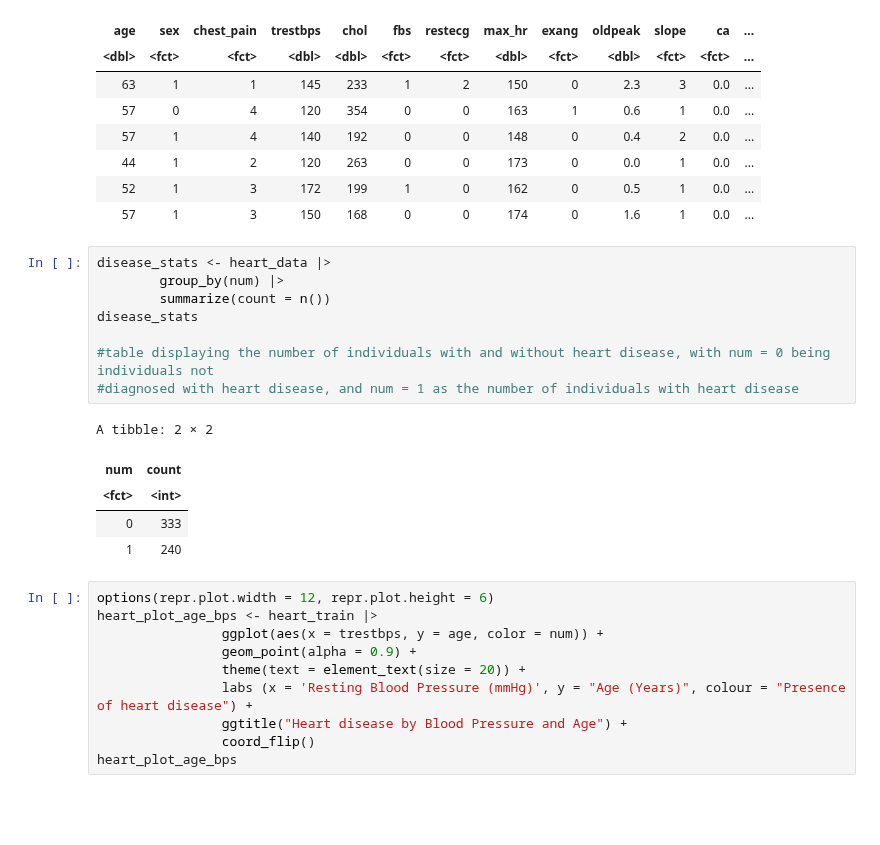
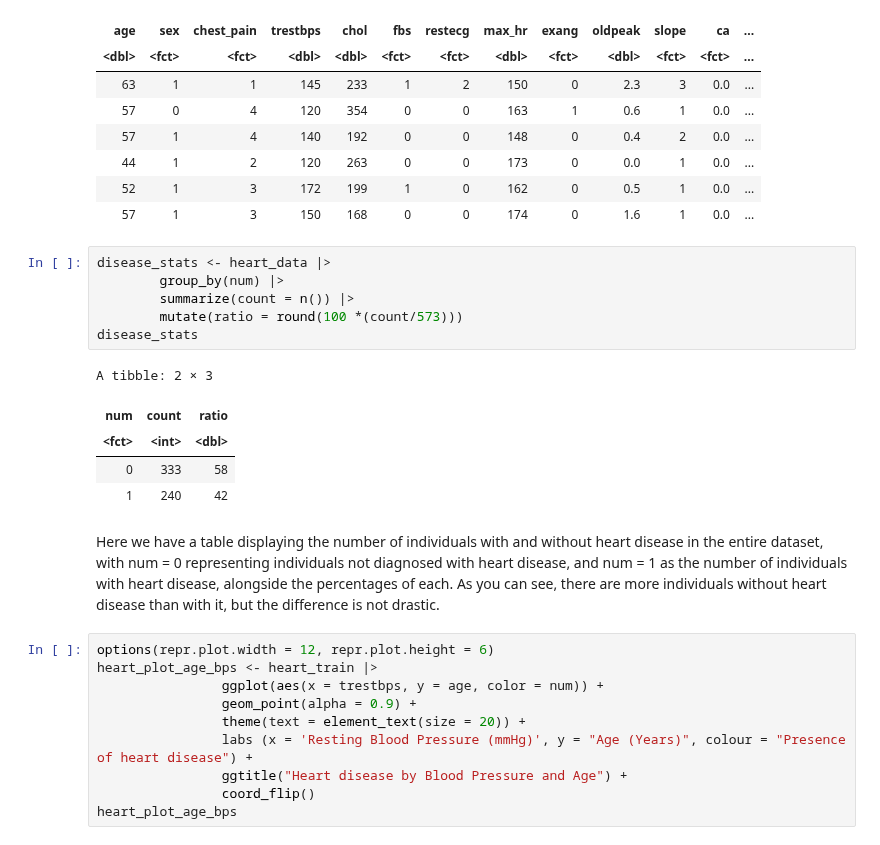
Before and after one commit to xonew/DSCI-100-002-Group-26, a Jupyter notebook: proposal-submission.ipynb, the cells around one changed output. Drawn from its saved outputs; the diff is of its cells as text; blank space fills up the shorter version.

Commit message:
Updated table and moved explanation to markdown cell

```diff
--- a/proposal-submission.ipynb
+++ b/proposal-submission.ipynb
@@ -102,20 +102,20 @@ A tibble: 6 × 14
 | 44 | 1 | 2 | 120 | 263 | 0 | 0 | 173 | 0 | 0.0 | 1 | 0.0 | ... |
 | 52 | 1 | 3 | 172 | 199 | 1 | 0 | 162 | 0 | 0.5 | 1 | 0.0 | ... |
 | 57 | 1 | 3 | 150 | 168 | 0 | 0 | 174 | 0 | 1.6 | 1 | 0.0 | ... |
-# %%
-disease_stats <- heart_data |>
-        group_by(num) |>
-        summarize(count = n())
-disease_stats
-
-#table displaying the number of individuals with and without heart disease, with num = 0 being individuals not
-#diagnosed with heart disease, and num = 1 as the number of individuals with heart disease
-# %% [output]
-A tibble: 2 × 2
-| num | count |
-| <fct> | <int> |
-| 0 | 333 |
-| 1 | 240 |
+# %%
+disease_stats <- heart_data |>
+        group_by(num) |>
+        summarize(count = n()) |>
+        mutate(ratio = round(100 *(count/573)))
+disease_stats
+# %% [output]
+A tibble: 2 × 3
+| num | count | ratio |
+| <fct> | <int> | <dbl> |
+| 0 | 333 | 58 |
+| 1 | 240 | 42 |
+# %% [markdown]
+Here we have a table displaying the number of individuals with and without heart disease in the entire dataset, with num = 0 representing individuals not diagnosed with heart disease, and num = 1 as the number of individuals with heart disease, alongside the percentages of each. As you can see, there are more individuals without heart disease than with it, but the difference is not drastic.
 # %%
 options(repr.plot.width = 12, repr.plot.height = 6)
 heart_plot_age_bps <- heart_train |>
```
